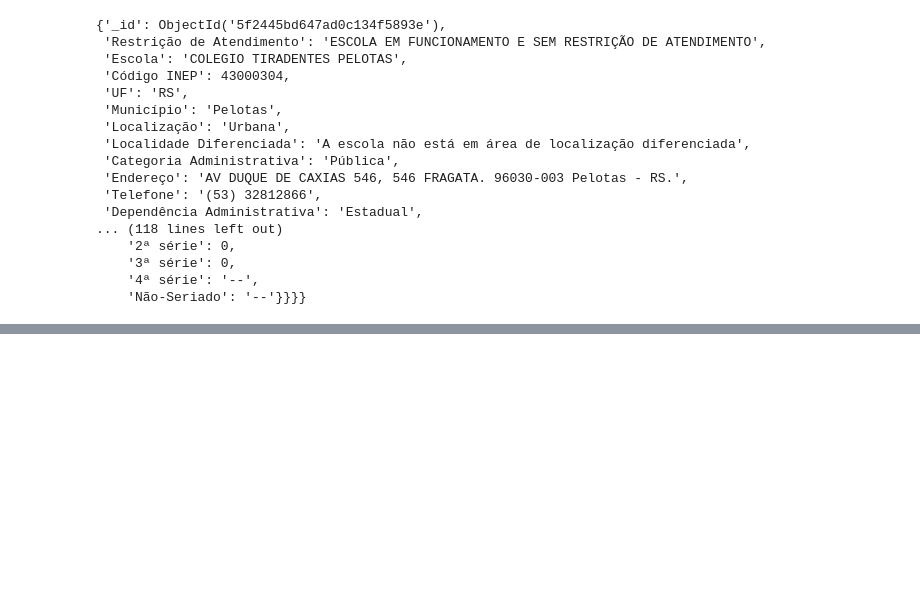
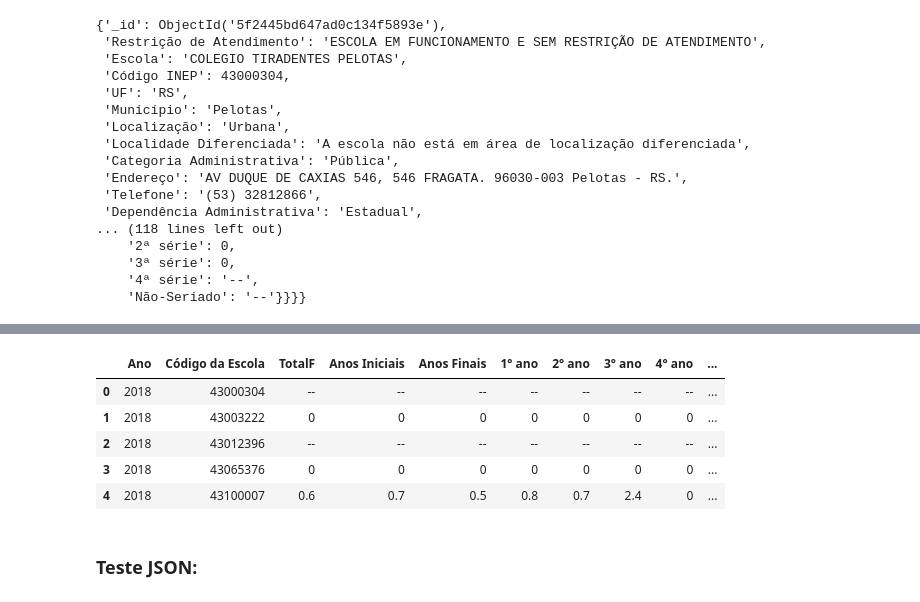
Before and after one commit to MBrugnaroto/UFPEL-School-Data-Collection-Pelotas, a Jupyter notebook: Scripts/INEP/ETLIndicadoresEducacionais.ipynb, the cells around one changed output, grey strips where cells are left out. Saved outputs shown, nothing was run; the diff lists cells and outputs as text; code cells hidden in the pictures; blank space fills up the shorter version.

Commit message:
FEAT. ELT da Taxa de não resposta por turma nas escolas de Pelotas.

```diff
--- a/Scripts/INEP/ETLIndicadoresEducacionais.ipynb
+++ b/Scripts/INEP/ETLIndicadoresEducacionais.ipynb
@@ -727,0 +719,2 @@ collection.find_one({"Código INEP": 43000304})
+# %%
+noReply = readXLSX(r'C:\Users\mbrug\Desktop\schoolDataCollectionPelotas\Datasets\INEP\TaxaDeNaoResposta.xlsx')
@@ -727,0 +751,3 @@ collection.find_one({"Código INEP": 43000304})
+# %%
+noReply_Pelotas = filterPelotas(noReply)
+noReply_Pelotas.head()
@@ -727,0 +784,11 @@ collection.find_one({"Código INEP": 43000304})
+# %%
+noReply_Pelotas.head()
+# %% [output]
+|  | Ano | Código da Escola | TotalF | Anos Iniciais | Anos Finais | 1° ano | 2° ano | 3° ano | 4° ano | ... |
+| 0 | 2018 | 43000304 | -- | -- | -- | -- | -- | -- | -- | ... |
+| 1 | 2018 | 43003222 | 0 | 0 | 0 | 0 | 0 | 0 | 0 | ... |
+| 2 | 2018 | 43012396 | -- | -- | -- | -- | -- | -- | -- | ... |
+| 3 | 2018 | 43065376 | 0 | 0 | 0 | 0 | 0 | 0 | 0 | ... |
+| 4 | 2018 | 43100007 | 0.6 | 0.7 | 0.5 | 0.8 | 0.7 | 2.4 | 0 | ... |
+# %% [markdown]
+### Teste JSON:
```
Also changed, not shown: parts of 19 cells of this notebook, 1 other file.
